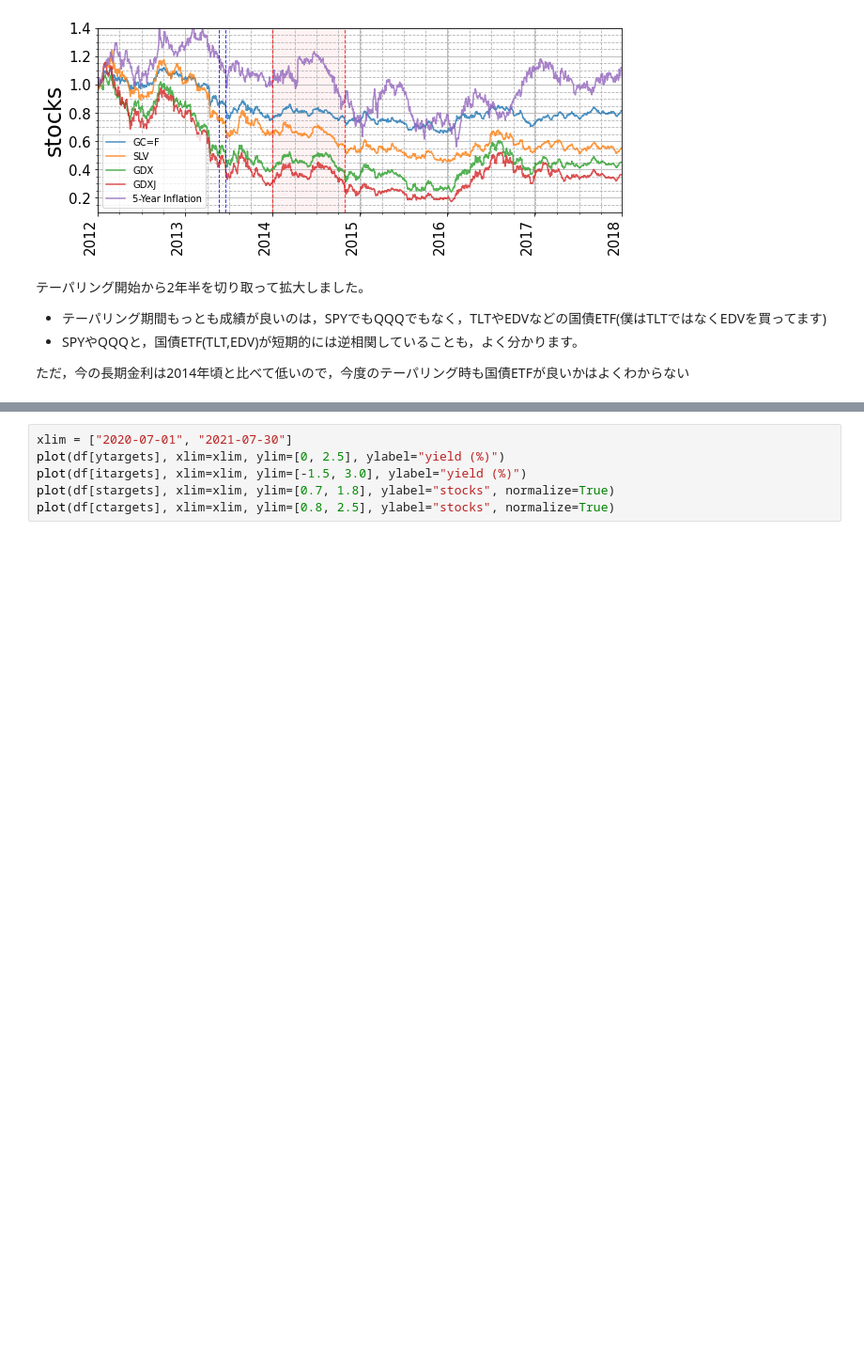
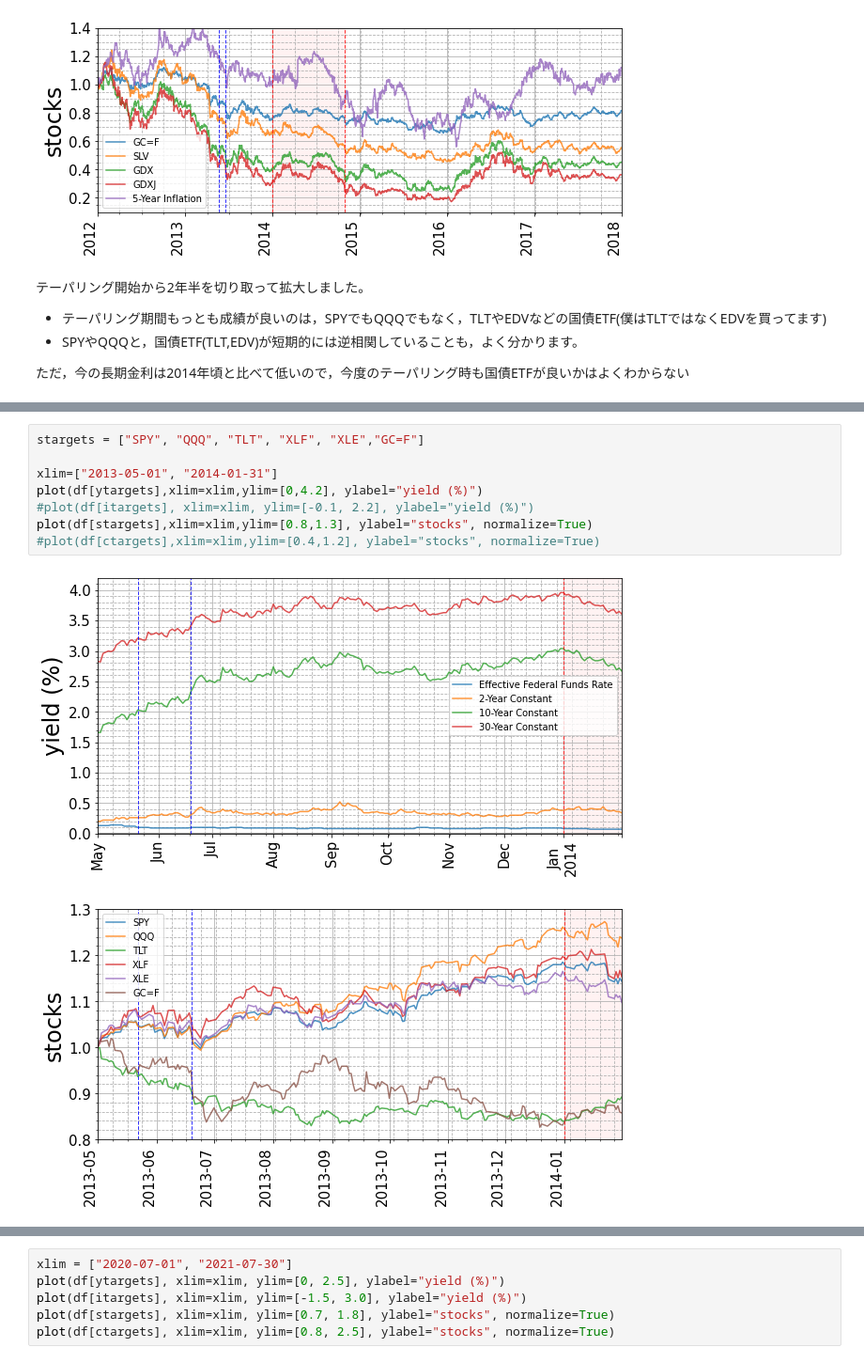
Before and after one commit to jnishii/stock-analysis, a Jupyter notebook: yahoo_fin/Yields.ipynb, the cells around one changed output, grey strips where cells are left out. Shown at 94% size. Saved outputs shown, nothing was run; the diff lists cells and outputs as text; blank space fills up the shorter version.

```diff
--- a/yahoo_fin/Yields.ipynb
+++ b/yahoo_fin/Yields.ipynb
@@ -286 +285,12 @@ plot(df[ctargets],xlim=xlim,ylim=[0.4,1.5], ylabel="stocks", normalize=True)
 [figure]
+# %%
+stargets = ["SPY", "QQQ", "TLT", "XLF", "XLE","GC=F"]
+
+xlim=["2013-05-01", "2014-01-31"]
+plot(df[ytargets],xlim=xlim,ylim=[0,4.2], ylabel="yield (%)")
+#plot(df[itargets], xlim=xlim, ylim=[-0.1, 2.2], ylabel="yield (%)")
+plot(df[stargets],xlim=xlim,ylim=[0.8,1.3], ylabel="stocks", normalize=True)
+#plot(df[ctargets],xlim=xlim,ylim=[0.4,1.2], ylabel="stocks", normalize=True)
+# %% [output]
+[figure, added]
+[figure, added]
```
Also changed, not shown: parts of 6 cells of this notebook, 1 other file.
